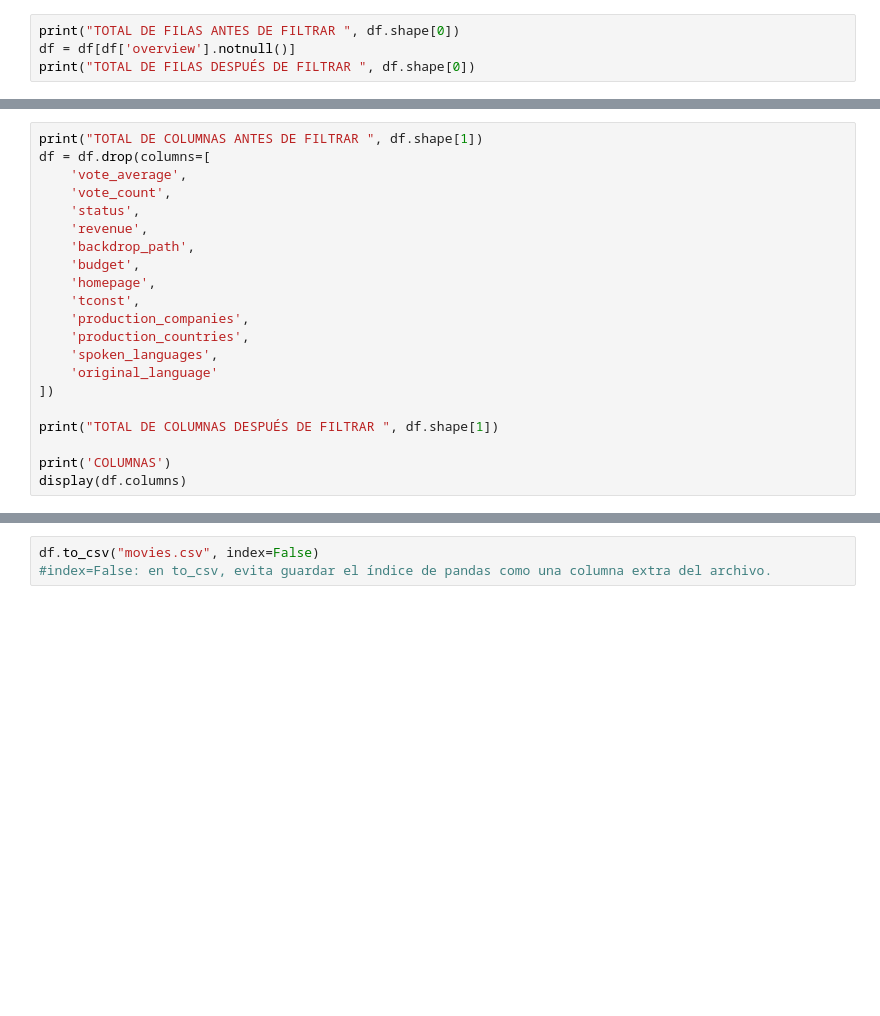
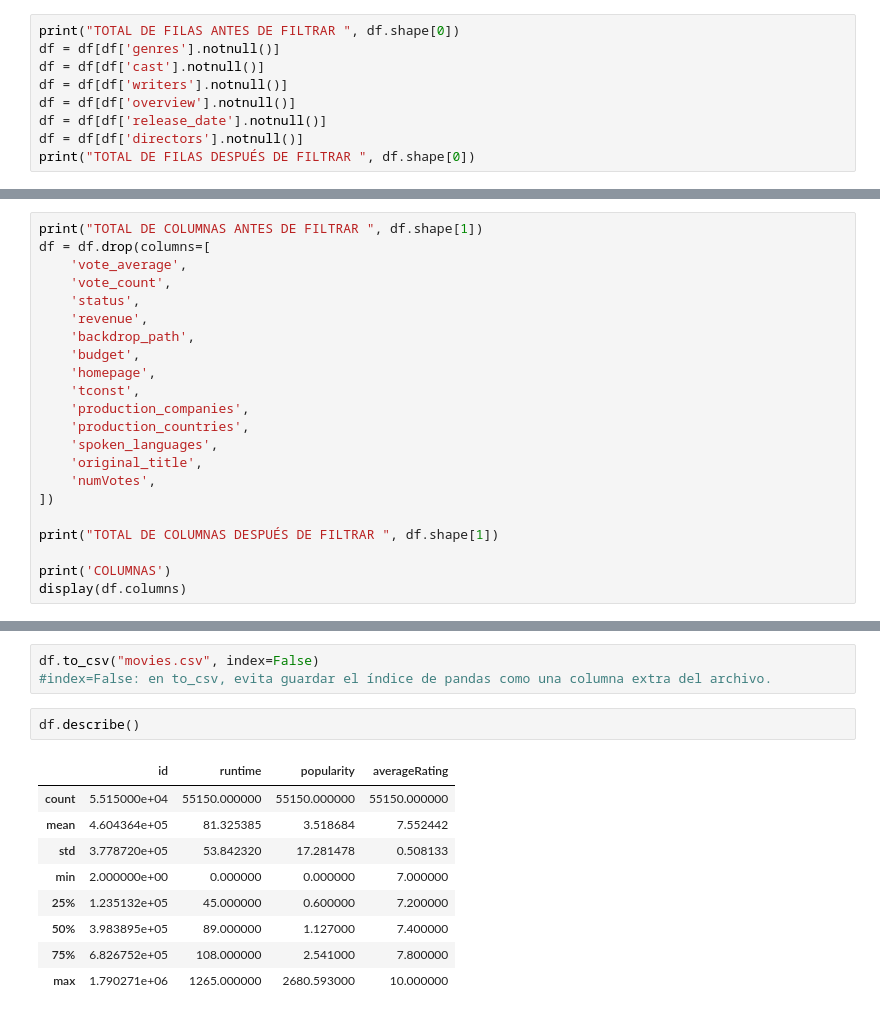
Before and after one commit to natallyestrada-wq/CineArte, a Jupyter notebook: data/cleaning.ipynb, the cells around one changed output, grey strips where cells are left out. Cells and saved outputs as stored; diff of their text form; blank space fills up the shorter version.

```diff
--- a/data/cleaning.ipynb
+++ b/data/cleaning.ipynb
@@ -246,6 +262,11 @@ TOTAL DE FILAS DESPUÉS DE FILTRAR  362162
 # %%
 print("TOTAL DE FILAS ANTES DE FILTRAR ", df.shape[0])
+df = df[df['genres'].notnull()]
+df = df[df['cast'].notnull()]
+df = df[df['writers'].notnull()]
 df = df[df['overview'].notnull()]
+df = df[df['release_date'].notnull()]
+df = df[df['directors'].notnull()]
 print("TOTAL DE FILAS DESPUÉS DE FILTRAR ", df.shape[0])
 # %% [output]
 TOTAL DE FILAS ANTES DE FILTRAR  362162
@@ -295,7 +316,8 @@ df = df.drop(columns=[
     'production_companies',
     'production_countries',
     'spoken_languages',
-    'original_language'
+    'original_title',
+    'numVotes',
 ])
 
 print("TOTAL DE COLUMNAS DESPUÉS DE FILTRAR ", df.shape[1])
@@ -316,3 +337,15 @@ Index(['id', 'title', 'release_date', 'runtime', 'adult', 'original_title',
 # %%
 df.to_csv("movies.csv", index=False)
 #index=False: en to_csv, evita guardar el índice de pandas como una columna extra del archivo.
+# %%
+df.describe()
+# %% [output]
+|  | id | runtime | popularity | averageRating |
+| count | 5.515000e+04 | 55150.000000 | 55150.000000 | 55150.000000 |
+| mean | 4.604364e+05 | 81.325385 | 3.518684 | 7.552442 |
+| std | 3.778720e+05 | 53.842320 | 17.281478 | 0.508133 |
+| min | 2.000000e+00 | 0.000000 | 0.000000 | 7.000000 |
+| 25% | 1.235132e+05 | 45.000000 | 0.600000 | 7.200000 |
+| 50% | 3.983895e+05 | 89.000000 | 1.127000 | 7.400000 |
+| 75% | 6.826752e+05 | 108.000000 | 2.541000 | 7.800000 |
+| max | 1.790271e+06 | 1265.000000 | 2680.593000 | 10.000000 |
```
Also changed, not shown: parts of 8 cells of this notebook, 9 other files.
